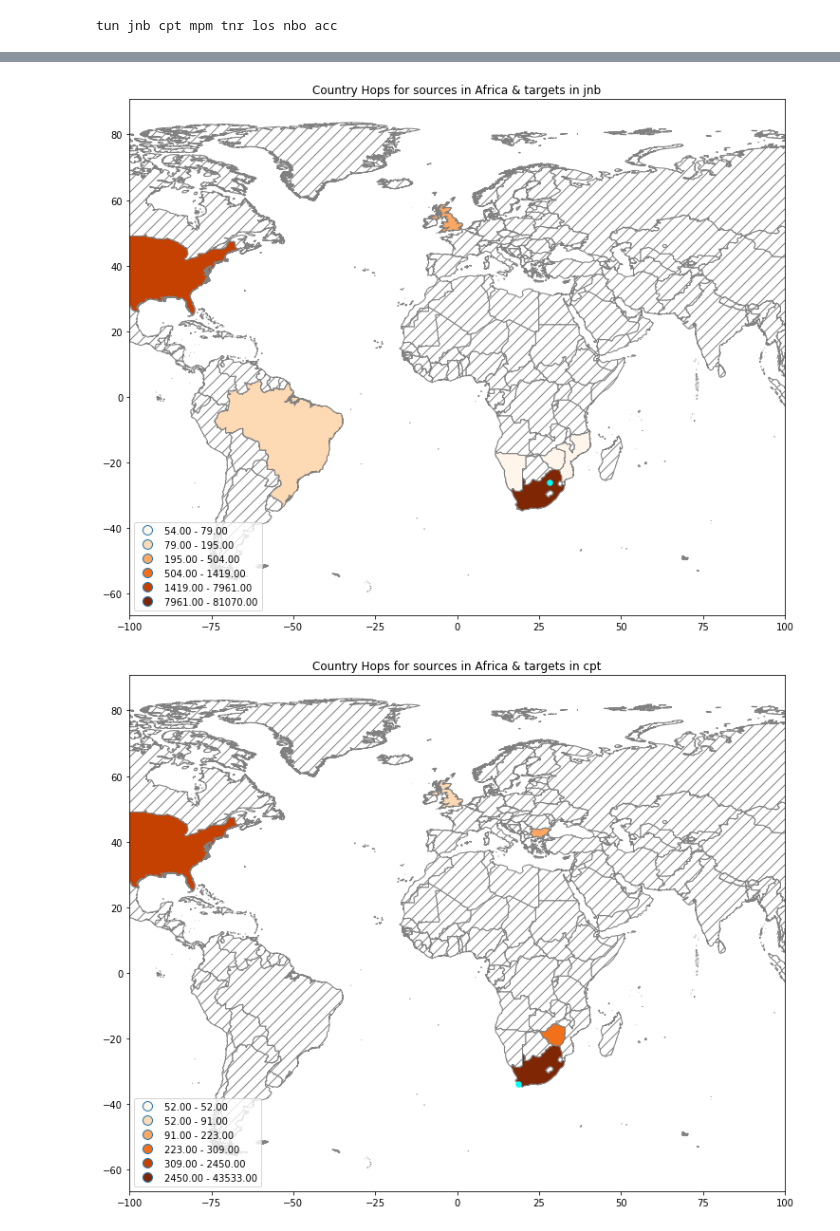
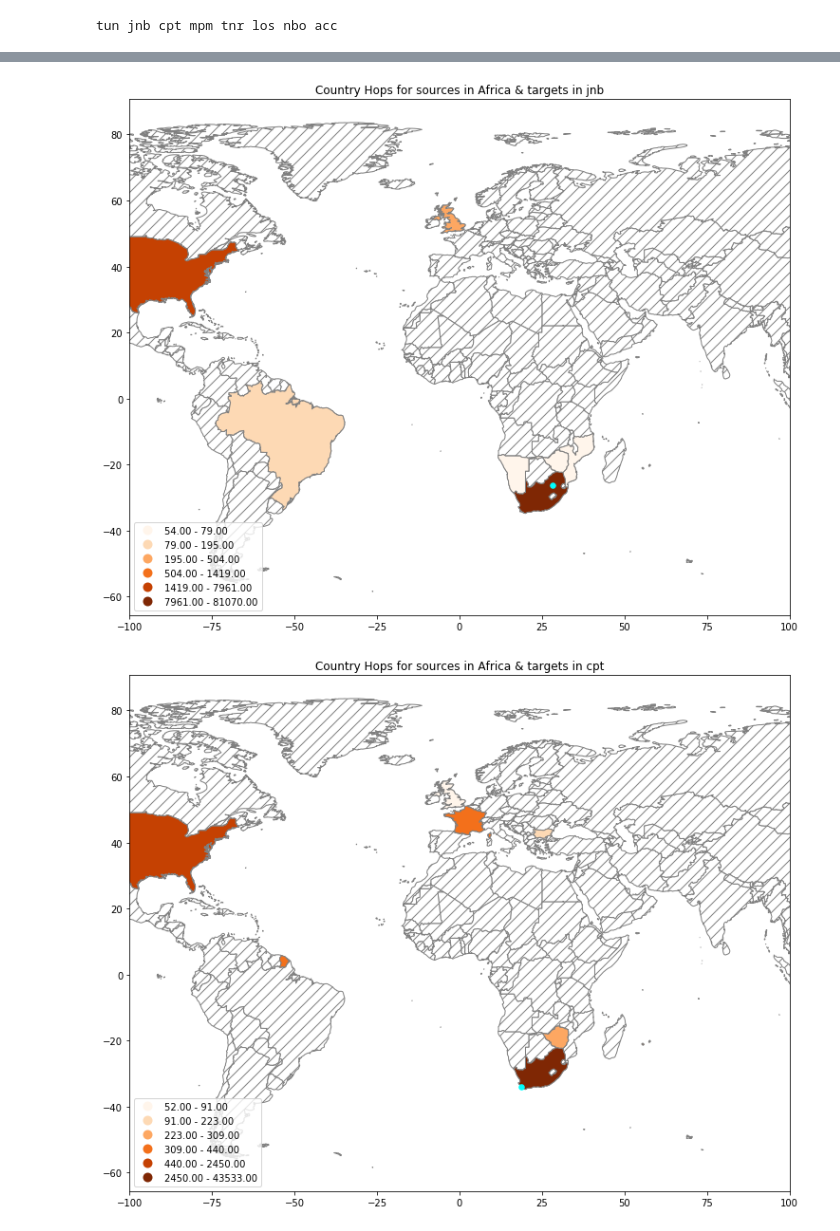
Before and after one commit to m-lab/website, a Jupyter notebook: notebooks/exploring-african-internet.ipynb, the cells around one changed output, grey strips where cells are left out. Cells and saved outputs as stored; diff of their text form; code cells hidden in the pictures.

Commit message:
Load worldmap data dynamically (with more data)

```diff
--- a/notebooks/exploring-african-internet.ipynb
+++ b/notebooks/exploring-african-internet.ipynb
@@ -76,13 +65,13 @@ warnings.filterwarnings("ignore")
 os.environ["GOOGLE_CLOUD_PROJECT"] = "measurement-lab"
 
 # Load M-Lab site metadata including site latitude & longitude.
-mlab_sites_config = 'https://storage.googleapis.com/operator-mlab-oti/metadata/v0/current/mlab-site-stats.json'
+mlab_sites_url = 'https://storage.googleapis.com/operator-mlab-oti/metadata/v0/current/mlab-site-stats.json'
+
+# Load the Natural Earth country shapes file.
+worldmap_url = 'https://d2ad6b4ur7yvpq.cloudfront.net/naturalearth-3.3.0/ne_50m_admin_0_countries.geojson'
 
 # Short list of metros in Africa, for convenience.
 african_metros = ['tun', 'jnb', 'cpt', 'mpm', 'tnr', 'los', 'nbo', 'acc']
-
-# Load the Natural Earth country shapes file.
-country_shapes = os.path.expanduser('~/Downloads/ne_10m_admin_0_countries.shp')
 
 # Number of colors to use when coloring maps.
 colors = 10
@@ -105,16 +94,16 @@ def run_query(query, project='measurement-lab'):
     return pd.DataFrame(results)
 # %%
 # Load shape data.
-globe_raw = gpd.read_file(country_shapes)
+globe_raw = gpd.read_file(worldmap_url)
 
 # Select the global information (except Antarctica).
-globe = globe_raw[['ISO_A2', 'CONTINENT', 'geometry']].to_crs('+proj=longlat')
-globe = globe[globe.CONTINENT != 'Antarctica']
+globe = globe_raw[['iso_a2', 'continent', 'geometry']].to_crs('+proj=longlat')
+globe = globe[globe.continent != 'Antarctica']
 # Add a new column with a default value of zero to show countries without data.
 globe['default'] = 0
 
 # Select only Africa.
-africa = globe[globe.CONTINENT == 'Africa'].copy()
+africa = globe[globe.continent == 'Africa'].copy()
 africa['default'] = 0
 africa.sample(5)
 # %% [output]
@@ -184,5 +173,5 @@ rates_df.sample(5)
 # %%
 # Merge the africa dataframe with the rates_df using the 2-letter country codes in both.
-rates_merged = africa.merge(rates_df, left_on='ISO_A2', right_on='country_code')
+rates_merged = africa.merge(rates_df, left_on='iso_a2', right_on='country_code')
 rates_merged.sample(5)
 # %% [output]
@@ -210,7 +199,7 @@ While the map above highlights countries where *users* are running NDT tests, it
 To add M-Lab server locations to the map, next we will load the M-Lab site configuration for Africa.
 # %%
 # Download the M-Lab site configuration.
-response = urllib2.urlopen(mlab_sites_config)
+response = urllib2.urlopen(mlab_sites_url)
 sites = json.loads(response.read())
 
 # Collect all sites in Africa, creating a geometry.Point for each one.
@@ -305,7 +294,7 @@ for metro in african_metros:
         print "Skipping %s" % metro
         continue
 
-    hops_merged = globe.merge(df_hops[metro], left_on='ISO_A2', right_on='dest_country_code')
+    hops_merged = globe.merge(df_hops[metro], left_on='iso_a2', right_on='dest_country_code')
 
     ax1 = globe.plot(column='default', color='white', edgecolor='grey', figsize=figsize, hatch="//")
     ax2 = hops_merged.plot(ax=ax1, column='hops', cmap='Oranges', scheme='Fisher_Jenks',
@@ -318,2 +307,2 @@ for metro in african_metros:
-[figure, old version]
+[figure, new version]
-[figure, old version]
+[figure, new version]
```
Also changed, not shown: parts of 8 cells of this notebook.
